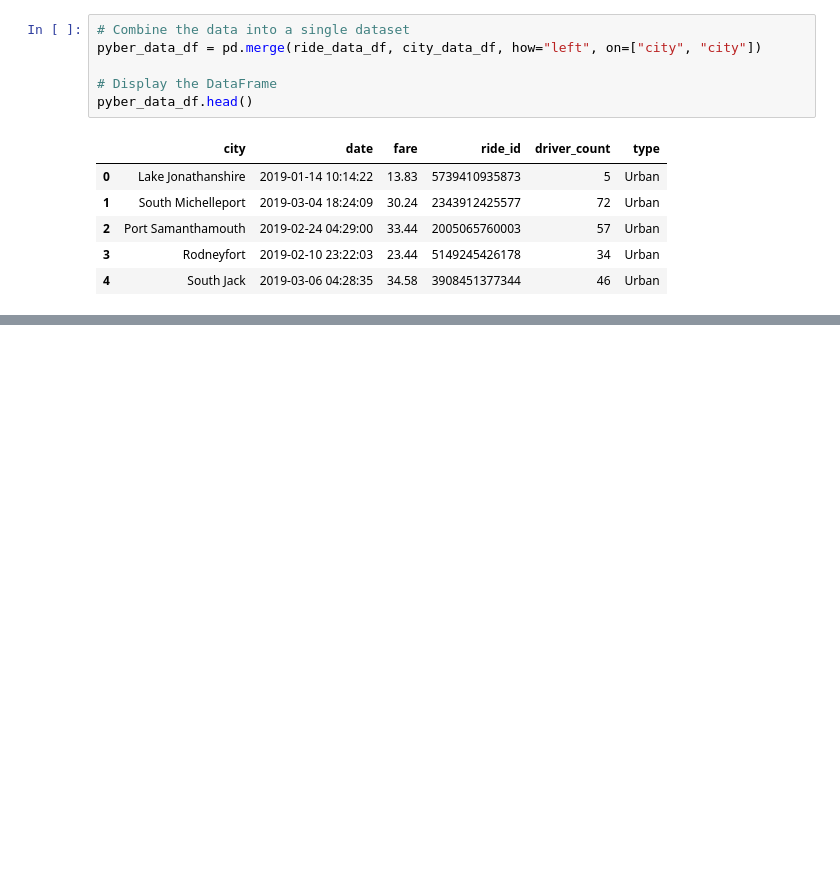
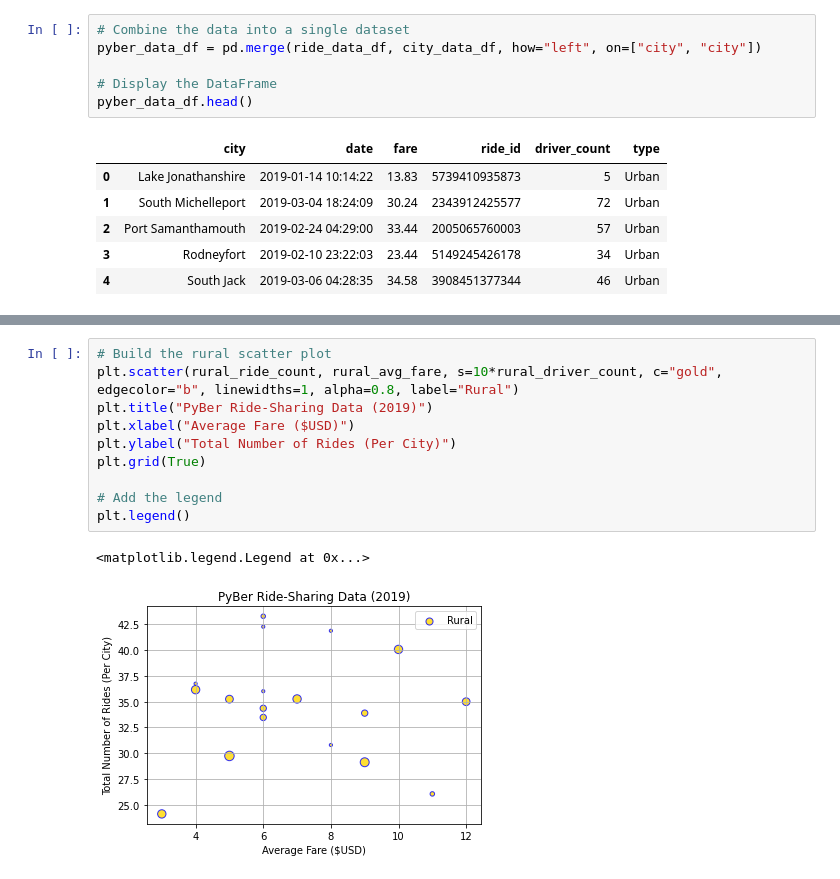
Before and after one commit to kelbrisel/PyBer_Analysis, a Jupyter notebook: Resources/PyBer.ipynb, the cells around one changed output, grey strips where cells are left out. Cells and saved outputs as stored; diff of their text form; blank space fills up the shorter version.

```diff
--- a/Resources/PyBer.ipynb
+++ b/Resources/PyBer.ipynb
@@ -119,0 +237,13 @@ pyber_data_df.head()
+# %%
+# Build the rural scatter plot
+plt.scatter(rural_ride_count, rural_avg_fare, s=10*rural_driver_count, c="gold", edgecolor="b", linewidths=1, alpha=0.8, label="Rural")
+plt.title("PyBer Ride-Sharing Data (2019)")
+plt.xlabel("Average Fare ($USD)")
+plt.ylabel("Total Number of Rides (Per City)")
+plt.grid(True)
+
+# Add the legend
+plt.legend()
+# %% [output]
+<matplotlib.legend.Legend at 0x...>
+[figure, added]
```
Also changed, not shown: parts of 12 cells of this notebook, 1 other file.
